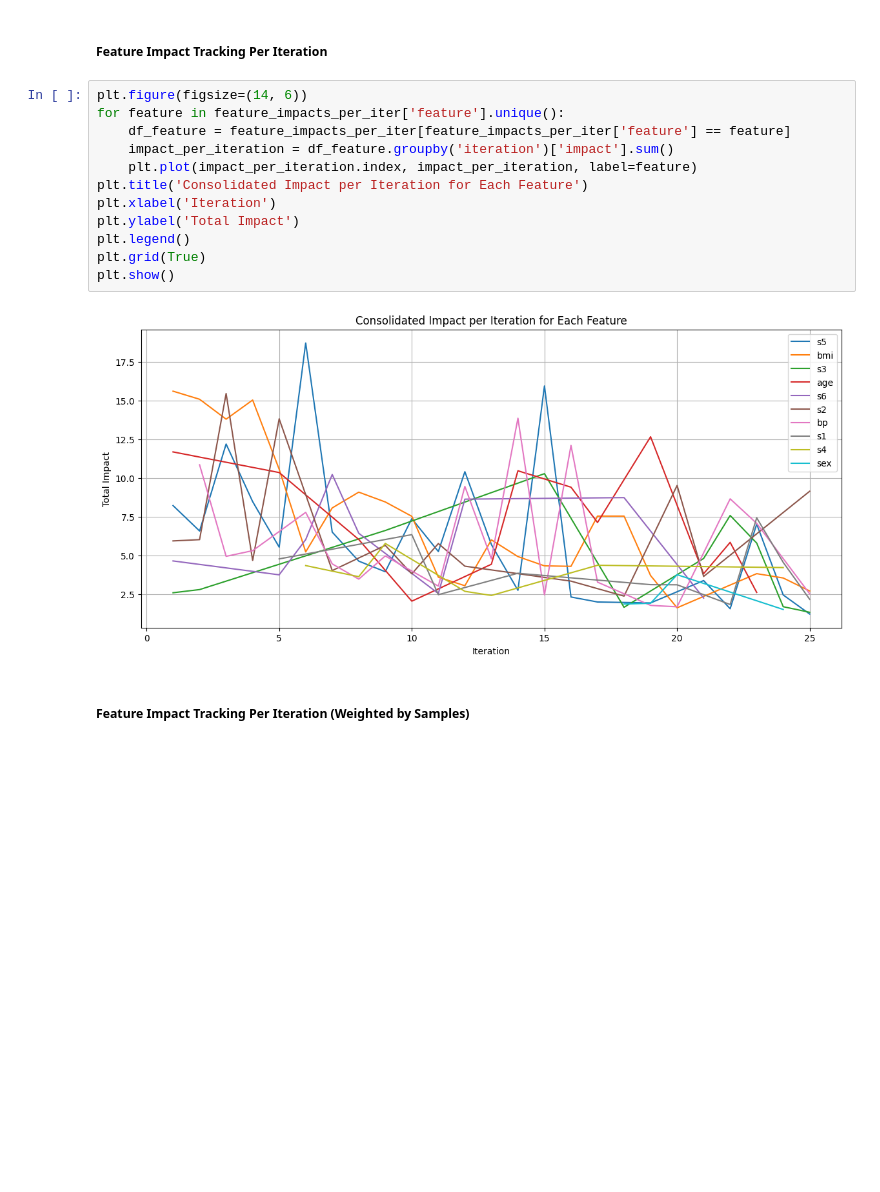
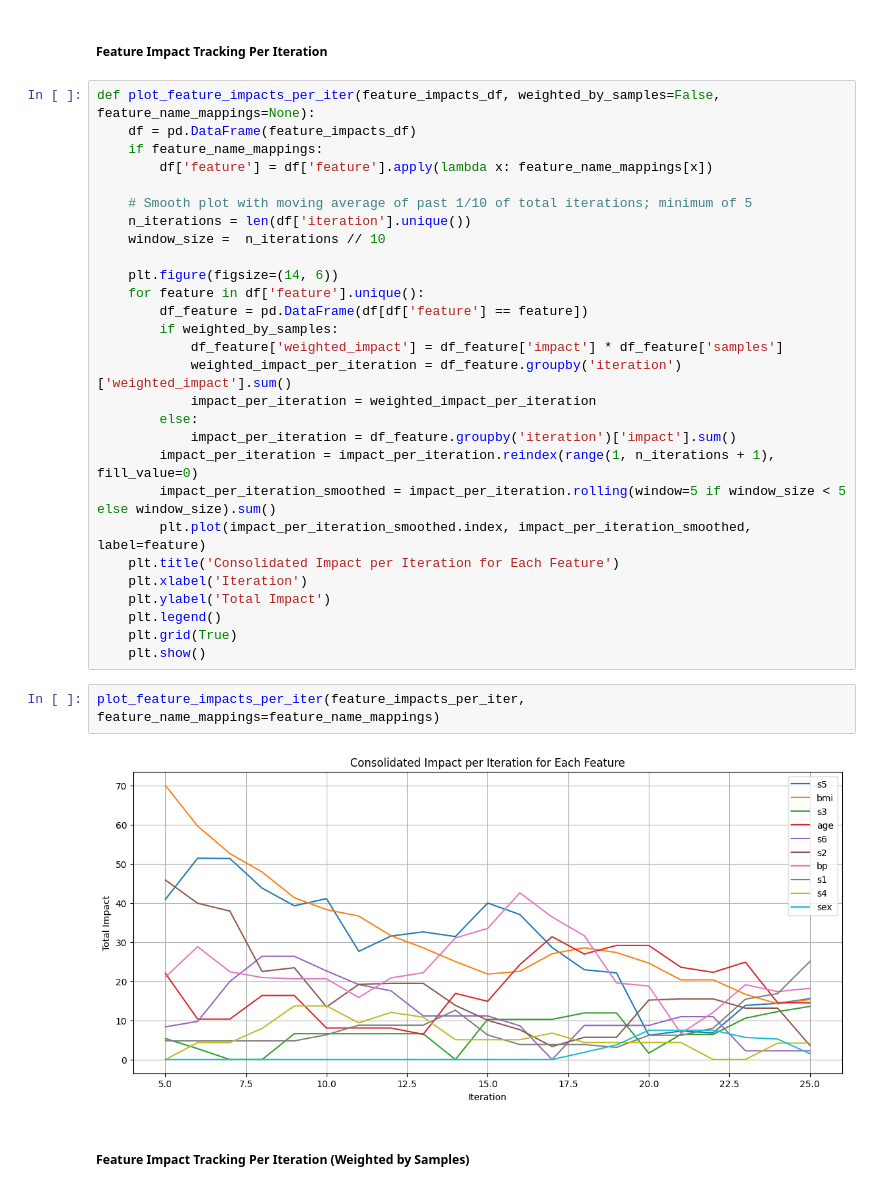
Before and after one commit to cf6600/feature-tracking-gbt, a Jupyter notebook: functions_sanity_test.ipynb, the cells around one changed output. Saved outputs shown, nothing was run; the diff lists cells and outputs as text; blank space fills up the shorter version.

```diff
--- a/functions_sanity_test.ipynb
+++ b/functions_sanity_test.ipynb
@@ -111,18 +111,36 @@ feature_impacts_per_iter
 # %% [markdown]
 ##### Feature Impact Tracking Per Iteration
 # %%
-plt.figure(figsize=(14, 6))
-for feature in feature_impacts_per_iter['feature'].unique():
-    df_feature = feature_impacts_per_iter[feature_impacts_per_iter['feature'] == feature]
-    impact_per_iteration = df_feature.groupby('iteration')['impact'].sum()
-    plt.plot(impact_per_iteration.index, impact_per_iteration, label=feature)
-plt.title('Consolidated Impact per Iteration for Each Feature')
-plt.xlabel('Iteration')
-plt.ylabel('Total Impact')
-plt.legend()
-plt.grid(True)
-plt.show()
+def plot_feature_impacts_per_iter(feature_impacts_df, weighted_by_samples=False, feature_name_mappings=None):
+    df = pd.DataFrame(feature_impacts_df)
+    if feature_name_mappings:
+        df['feature'] = df['feature'].apply(lambda x: feature_name_mappings[x])
+
+    # Smooth plot with moving average of past 1/10 of total iterations; minimum of 5
+    n_iterations = len(df['iteration'].unique())
+    window_size =  n_iterations // 10
+
+    plt.figure(figsize=(14, 6))
+    for feature in df['feature'].unique():
+        df_feature = pd.DataFrame(df[df['feature'] == feature])
+        if weighted_by_samples:
+            df_feature['weighted_impact'] = df_feature['impact'] * df_feature['samples']
+            weighted_impact_per_iteration = df_feature.groupby('iteration')['weighted_impact'].sum()
+            impact_per_iteration = weighted_impact_per_iteration
+        else:
+            impact_per_iteration = df_feature.groupby('iteration')['impact'].sum()
+        impact_per_iteration = impact_per_iteration.reindex(range(1, n_iterations + 1), fill_value=0)
+        impact_per_iteration_smoothed = impact_per_iteration.rolling(window=5 if window_size < 5 else window_size).sum()
+        plt.plot(impact_per_iteration_smoothed.index, impact_per_iteration_smoothed, label=feature)
+    plt.title('Consolidated Impact per Iteration for Each Feature')
+    plt.xlabel('Iteration')
+    plt.ylabel('Total Impact')
+    plt.legend()
+    plt.grid(True)
+    plt.show()
-# %% [output]
-[figure, removed]
+# %%
+plot_feature_impacts_per_iter(feature_impacts_per_iter, feature_name_mappings=feature_name_mappings)
+# %% [output]
+[figure, added]
 # %% [markdown]
 ##### Feature Impact Tracking Per Iteration (Weighted by Samples)
```
Also changed, not shown: parts of 18 cells of this notebook, 4 other files.
